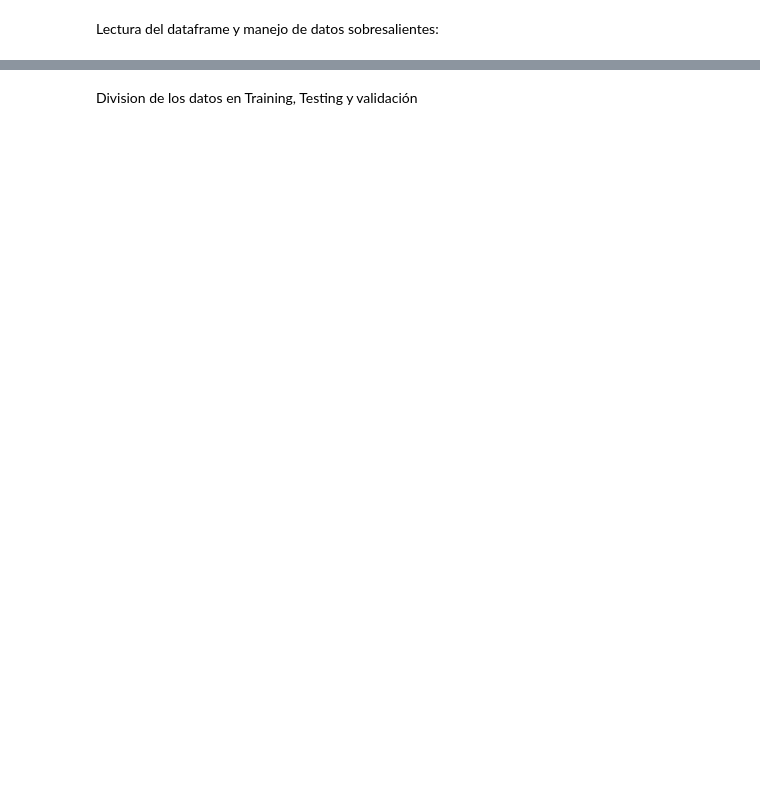
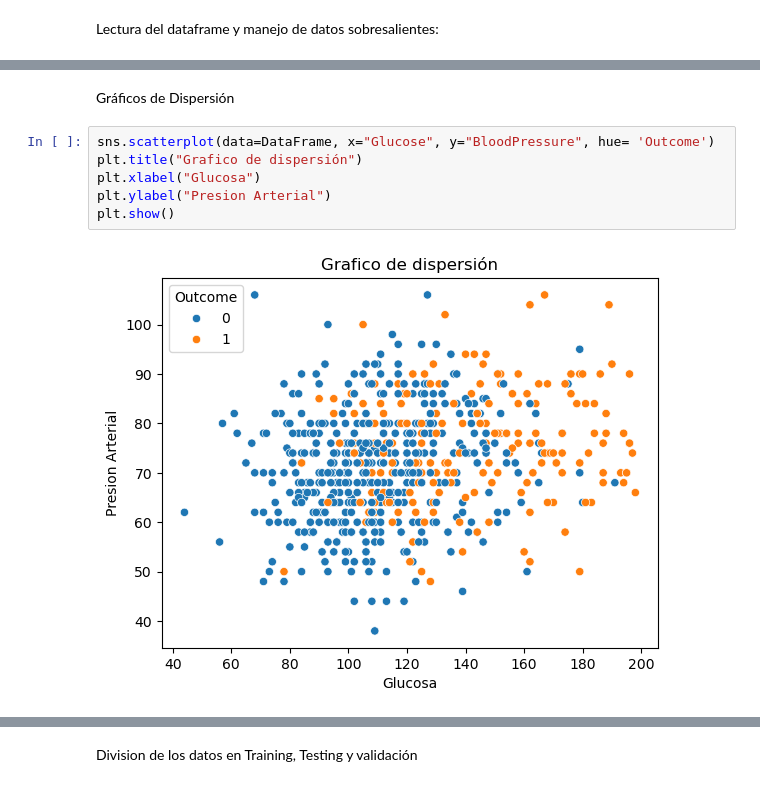
Before and after one commit to javirima/Proyecto1_IA, a Jupyter notebook: notebook.ipynb, the cells around one changed output, grey strips where cells are left out. Cells and saved outputs as stored; diff of their text form; blank space fills up the shorter version.

```diff
--- a/notebook.ipynb
+++ b/notebook.ipynb
@@ -73,0 +158,10 @@ DataFrame
+# %% [markdown]
+Gráficos de Dispersión
+# %%
+sns.scatterplot(data=DataFrame, x="Glucose", y="BloodPressure", hue= 'Outcome')
+plt.title("Grafico de dispersión")
+plt.xlabel("Glucosa")
+plt.ylabel("Presion Arterial")
+plt.show()
+# %% [output]
+[figure, added]
```
Also changed, not shown: parts of 41 cells of this notebook.
